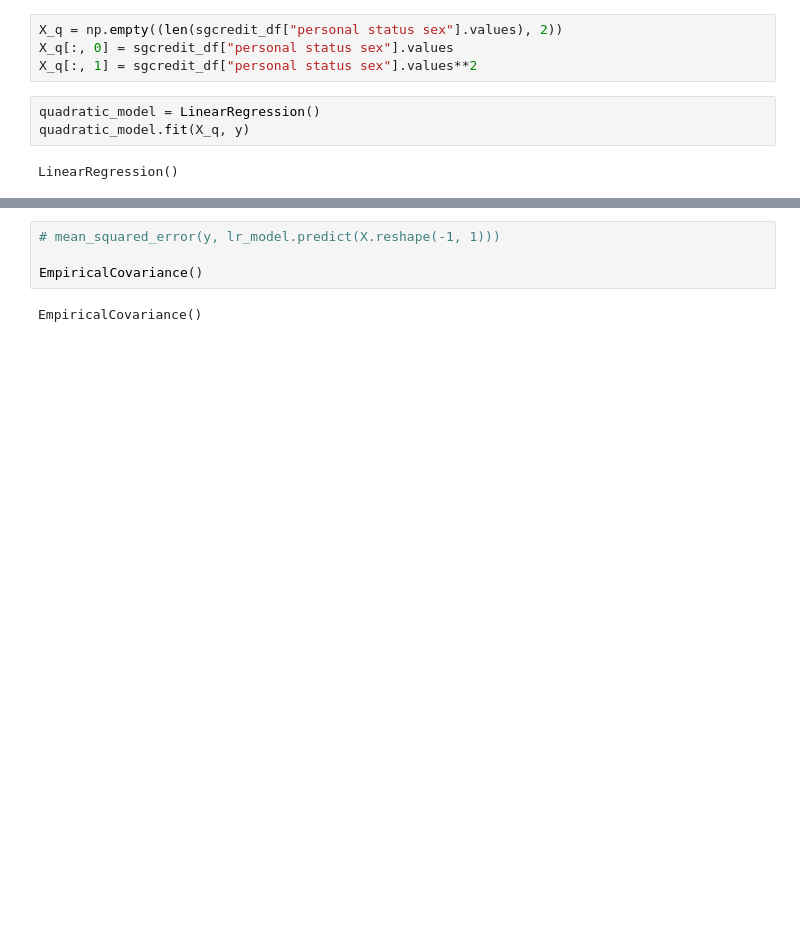
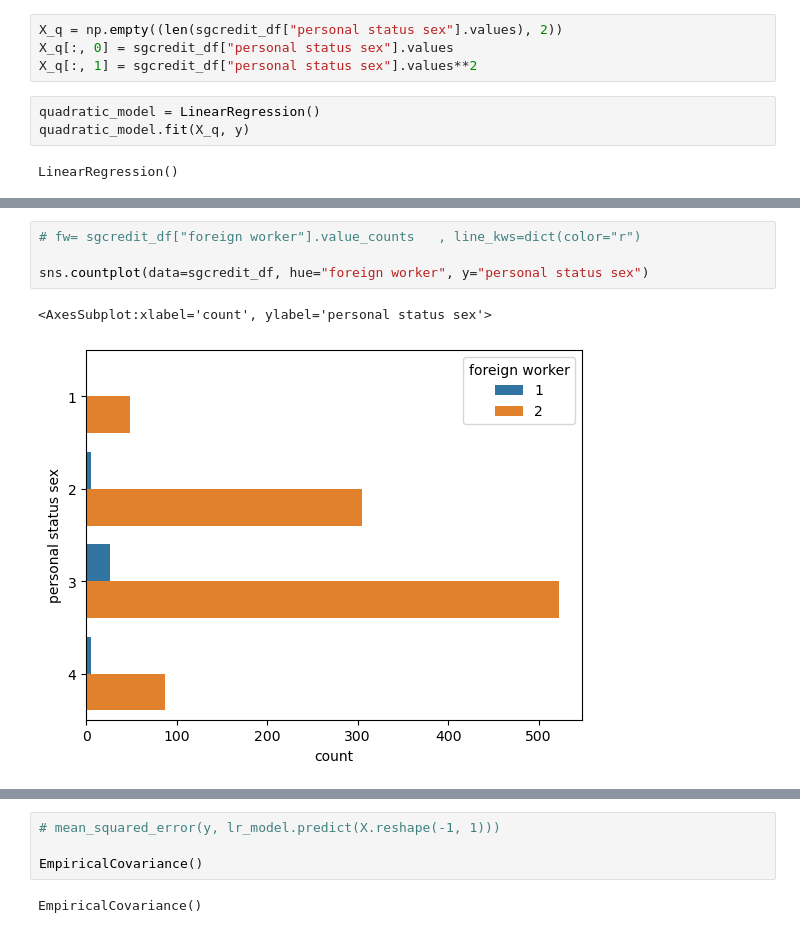
Before and after one commit to nbaggio28/bbq-final-project, a Jupyter notebook: notebooks/sgermancredit.ipynb, the cells around one changed output, grey strips where cells are left out. Saved outputs shown, nothing was run; the diff lists cells and outputs as text; blank space fills up the shorter version.

```diff
--- a/notebooks/sgermancredit.ipynb
+++ b/notebooks/sgermancredit.ipynb
@@ -133,0 +133,7 @@ sns.regplot(data=sgcredit_df, y="personal status sex", x="purpose", logistic=Tru
+# %%
+# fw= sgcredit_df["foreign worker"].value_counts   , line_kws=dict(color="r")
+
+sns.countplot(data=sgcredit_df, hue="foreign worker", y="personal status sex")
+# %% [output]
+<AxesSubplot:xlabel='count', ylabel='personal status sex'>
+[figure, added]
```
Also changed, not shown: parts of 12 cells of this notebook, 1 other file.
